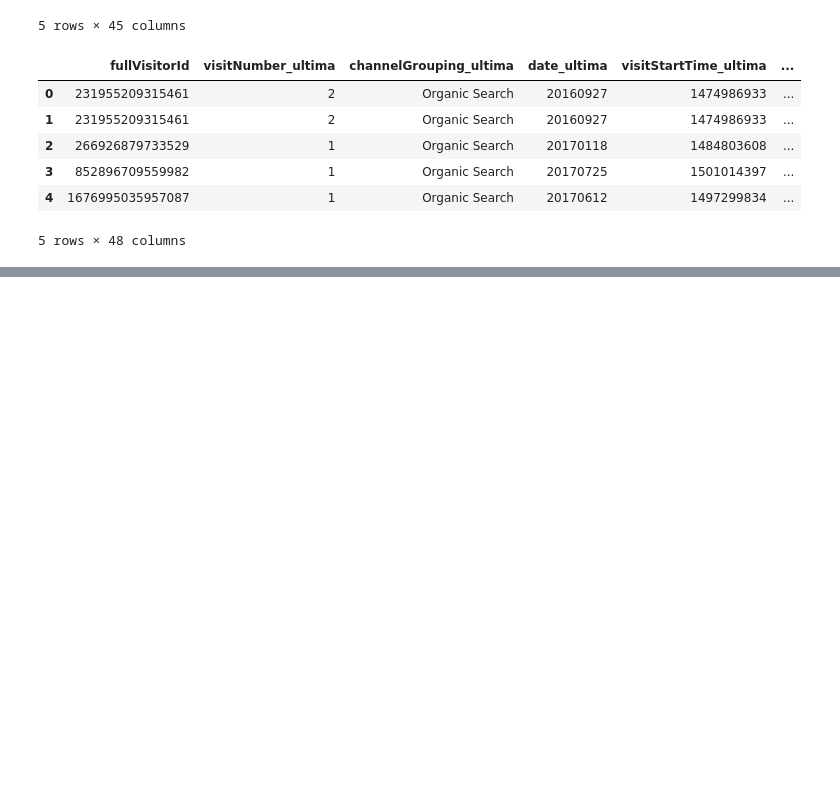
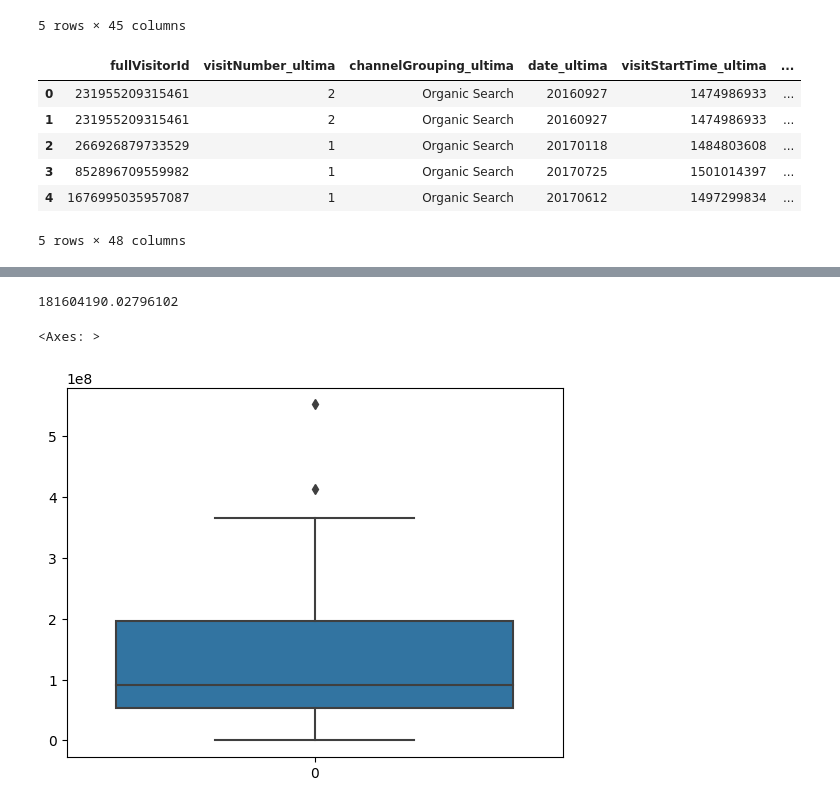
Before and after one commit to LuTDC/ml_negocios_digitais, a Jupyter notebook: Data Analytics - Machine Learning no Marketing Digital/Projeto.ipynb, the cells around one changed output, grey strips where cells are left out. Saved outputs shown, nothing was run; the diff lists cells and outputs as text; code cells hidden in the pictures; blank space fills up the shorter version.

```diff
--- a/Data Analytics - Machine Learning no Marketing Digital/Projeto.ipynb
+++ b/Data Analytics - Machine Learning no Marketing Digital/Projeto.ipynb
@@ -390,0 +501,3 @@ df_clientes.head()
+# %%
+y_pred = gb.predict(X_test)
+y_pred[y_pred < 0] = 0
@@ -390,0 +519,9 @@ df_clientes.head()
+# %%
+np.sqrt(mean_squared_error(y_test, y_pred))
+# %% [output]
+181604190.02796102
+# %%
+sns.boxplot(y_pred)
+# %% [output]
+<Axes: >
+[figure, added]
```
Also changed, not shown: parts of 19 cells of this notebook.
